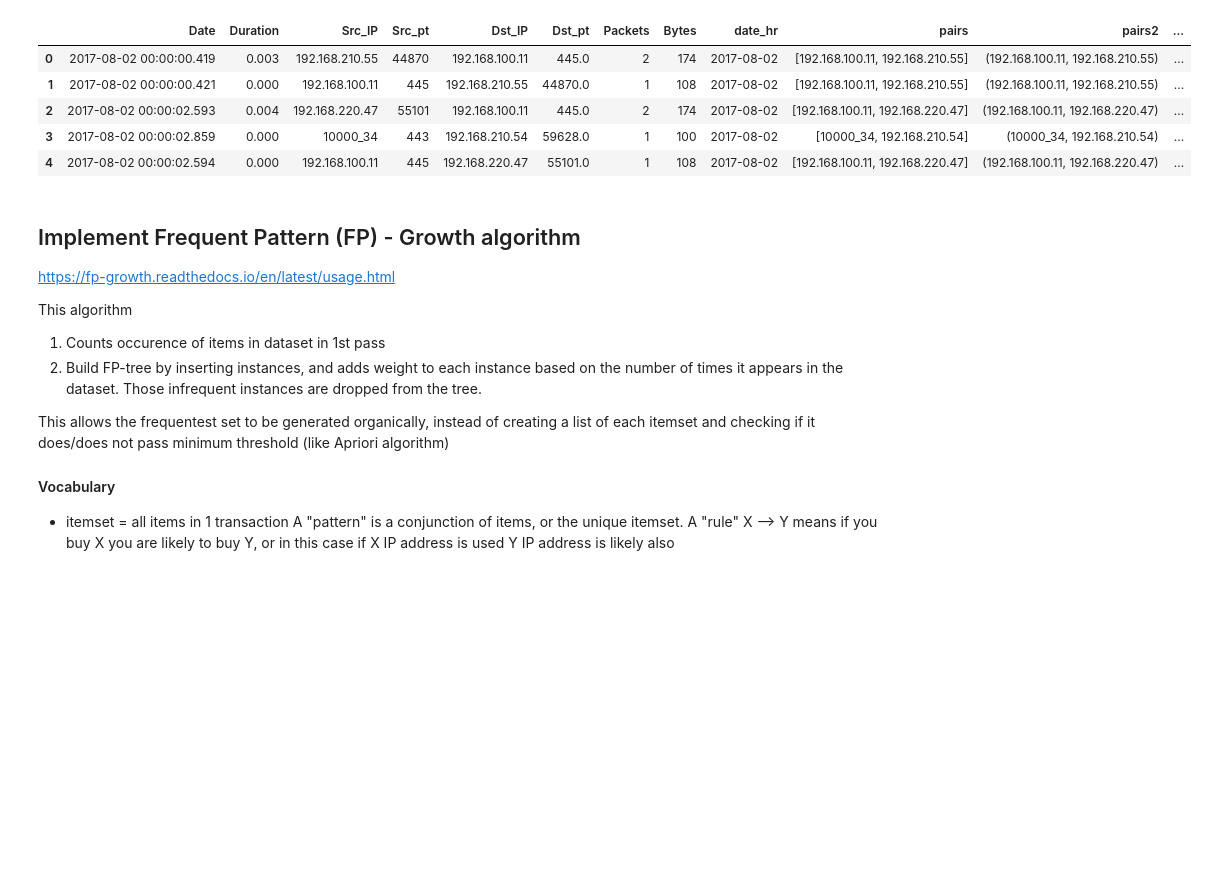
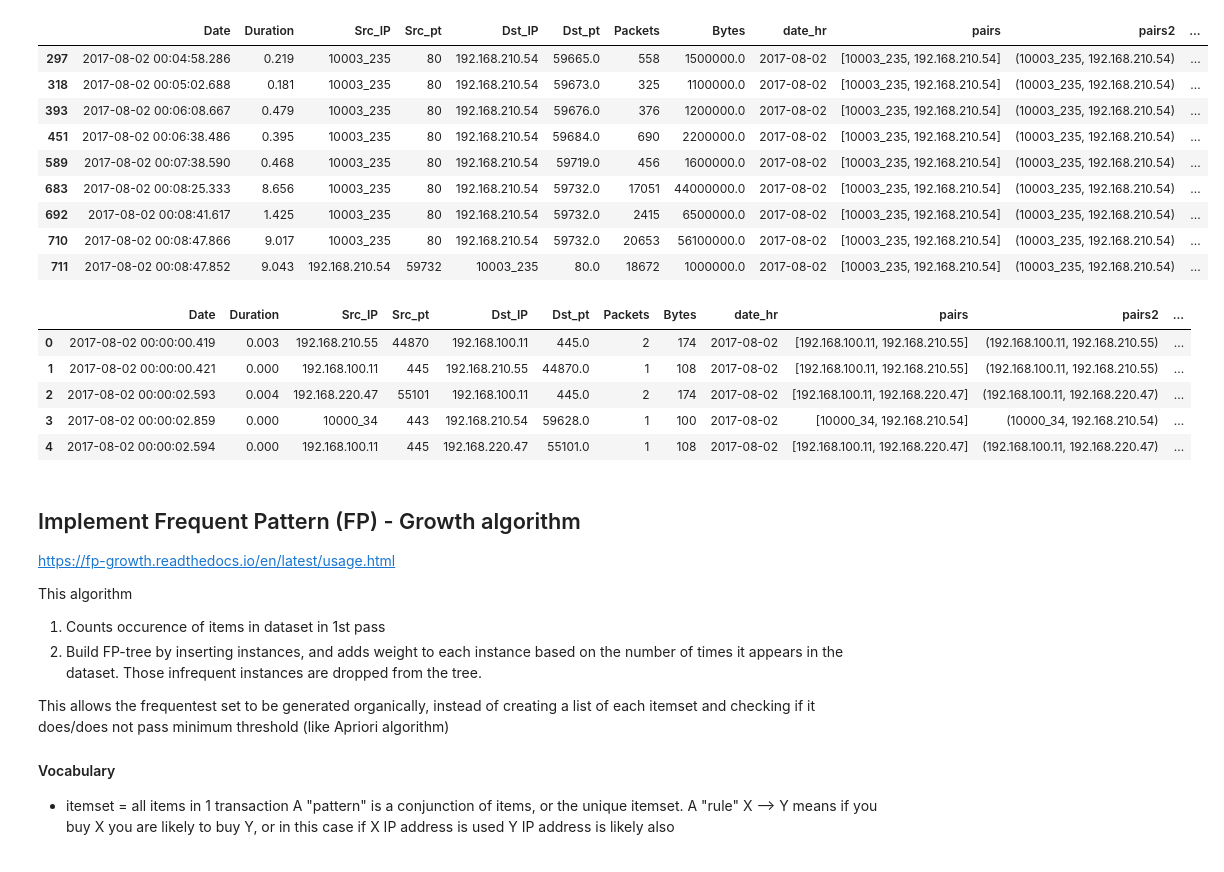
Before and after one commit to nrb75/Manifold, a Jupyter notebook: FP-Growth_model.ipynb, the cells around one changed output. Cells and saved outputs as stored; diff of their text form; code cells hidden in the pictures; blank space fills up the shorter version.

Commit message:
bytes conversion

```diff
--- a/FP-Growth_model.ipynb
+++ b/FP-Growth_model.ipynb
@@ -33,3 +33,11 @@ df['pairs2']=tuple(df['pairs'])
 # %%
 #create a normalized latency column = duration/packets
 df['norm_latency']=df['Duration']/df['Packets']
+# %%
+#df5=df[0:1000]
+df['M']='no'
+
+for i in range(len(df)):
+    if 'M' in df['Bytes'][i]:
+        df['M'][i]='yes'
+        df['Bytes'][i]=df['Bytes'][i].strip('M')
@@ -35,0 +51,3 @@ df['norm_latency']=df['Duration']/df['Packets']
+# %%
+df['Bytes']=pd.to_numeric(df['Bytes'])
+df['Bytes'].loc[df['M'] == 'yes'] = df['Bytes']*1000000
@@ -36,3 +68,16 @@ df['norm_latency']=df['Duration']/df['Packets']
+# %%
+df[df['M']=='yes']
+# %% [output]
+|  | Date | Duration | Src_IP | Src_pt | Dst_IP | Dst_pt | Packets | Bytes | date_hr | pairs | pairs2 | ... |
+| 297 | 2017-08-02 00:04:58.286 | 0.219 | 10003_235 | 80 | 192.168.210.54 | 59665.0 | 558 | 1500000.0 | 2017-08-02 | [10003_235, 192.168.210.54] | (10003_235, 192.168.210.54) | ... |
+| 318 | 2017-08-02 00:05:02.688 | 0.181 | 10003_235 | 80 | 192.168.210.54 | 59673.0 | 325 | 1100000.0 | 2017-08-02 | [10003_235, 192.168.210.54] | (10003_235, 192.168.210.54) | ... |
+| 393 | 2017-08-02 00:06:08.667 | 0.479 | 10003_235 | 80 | 192.168.210.54 | 59676.0 | 376 | 1200000.0 | 2017-08-02 | [10003_235, 192.168.210.54] | (10003_235, 192.168.210.54) | ... |
+| 451 | 2017-08-02 00:06:38.486 | 0.395 | 10003_235 | 80 | 192.168.210.54 | 59684.0 | 690 | 2200000.0 | 2017-08-02 | [10003_235, 192.168.210.54] | (10003_235, 192.168.210.54) | ... |
+| 589 | 2017-08-02 00:07:38.590 | 0.468 | 10003_235 | 80 | 192.168.210.54 | 59719.0 | 456 | 1600000.0 | 2017-08-02 | [10003_235, 192.168.210.54] | (10003_235, 192.168.210.54) | ... |
+| 683 | 2017-08-02 00:08:25.333 | 8.656 | 10003_235 | 80 | 192.168.210.54 | 59732.0 | 17051 | 44000000.0 | 2017-08-02 | [10003_235, 192.168.210.54] | (10003_235, 192.168.210.54) | ... |
+| 692 | 2017-08-02 00:08:41.617 | 1.425 | 10003_235 | 80 | 192.168.210.54 | 59732.0 | 2415 | 6500000.0 | 2017-08-02 | [10003_235, 192.168.210.54] | (10003_235, 192.168.210.54) | ... |
+| 710 | 2017-08-02 00:08:47.866 | 9.017 | 10003_235 | 80 | 192.168.210.54 | 59732.0 | 20653 | 56100000.0 | 2017-08-02 | [10003_235, 192.168.210.54] | (10003_235, 192.168.210.54) | ... |
+| 711 | 2017-08-02 00:08:47.852 | 9.043 | 192.168.210.54 | 59732 | 10003_235 | 80.0 | 18672 | 1000000.0 | 2017-08-02 | [10003_235, 192.168.210.54] | (10003_235, 192.168.210.54) | ... |
 # %%
 df.head()
 # %% [output]
```
Also changed, not shown: parts of 2 cells of this notebook, 1 other file.
